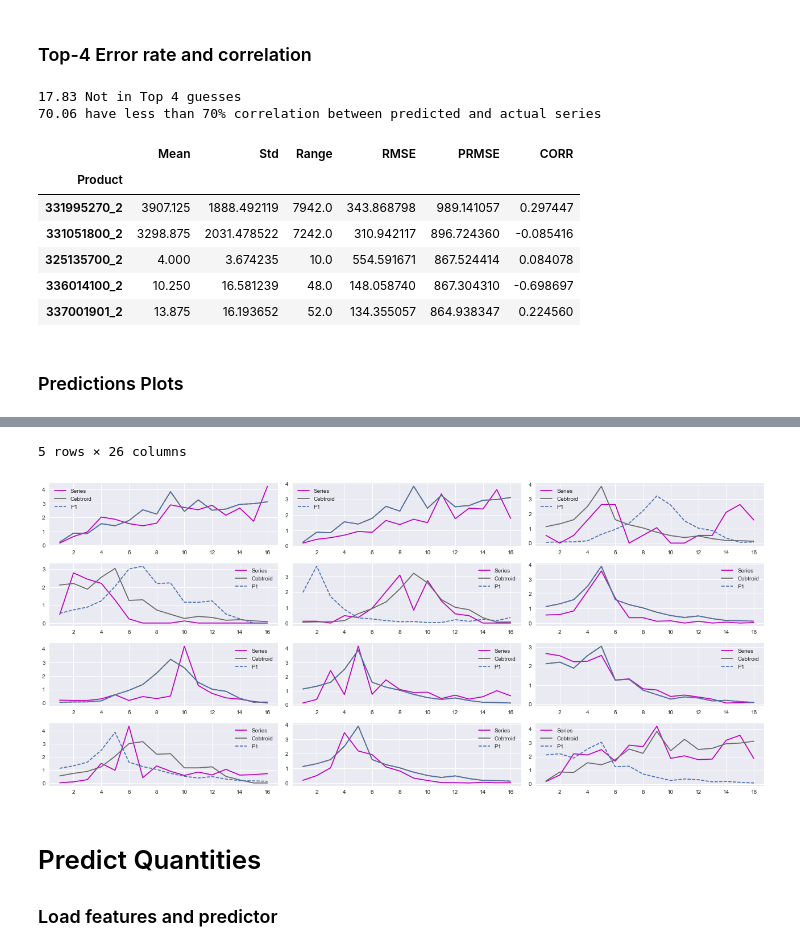
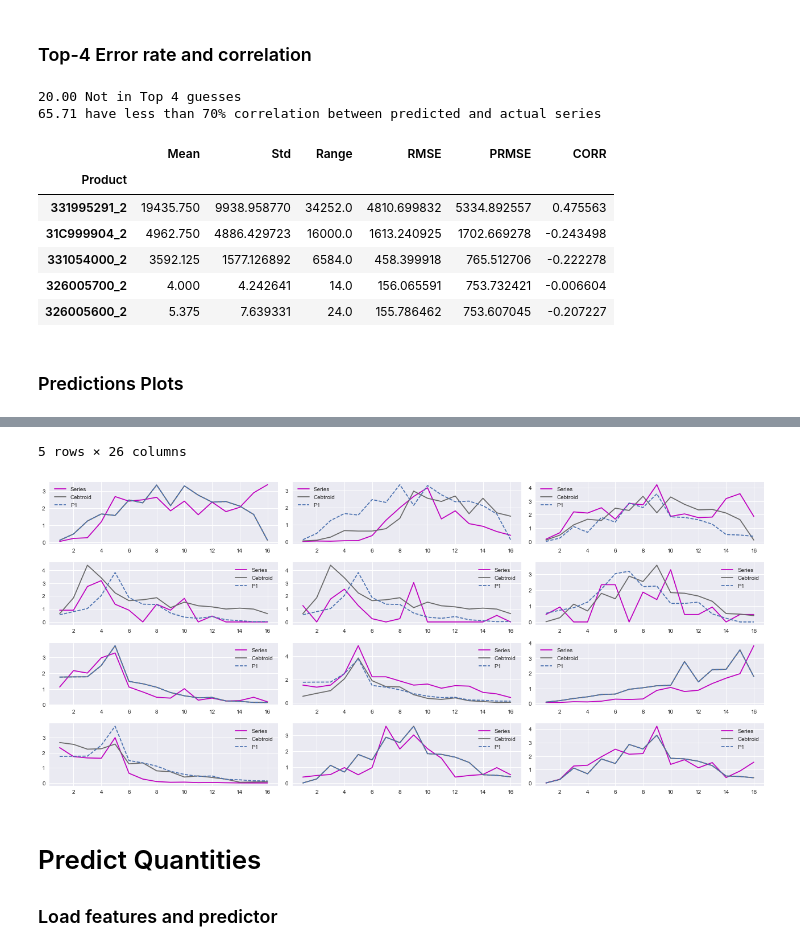
Before and after one commit to imad24/pc_clustering, a Jupyter notebook: notebooks/Cerf7/0.6-imad-predict-NPI-quantities.ipynb, the cells around one changed output, grey strips where cells are left out. Cells and saved outputs as stored; diff of their text form; code cells hidden in the pictures.

Commit message:
code refactor (single file)
refactor code to work with single file then split to seasons

```diff
--- a/notebooks/Cerf7/0.6-imad-predict-NPI-quantities.ipynb
+++ b/notebooks/Cerf7/0.6-imad-predict-NPI-quantities.ipynb
@@ -14,10 +14,6 @@ src_dir = os.path.join(os.getcwd(), os.pardir,os.pardir, 'src')
 if src_dir not in sys.path: sys.path.append(src_dir)
 
 
-from data import preprocessing as prp
-%aimport data.preprocessing
-
-
 import pandas as pd
 import math
 import numpy as np
@@ -29,16 +25,18 @@ import matplotlib.pyplot as plt
 import copy as cp
 
 import seaborn as sns
+sns.set()
 
 import statsmodels.api as sm
 from scipy.stats import chisquare
 
 from sklearn.metrics import classification_report, confusion_matrix,mean_squared_error as MSE
 from sklearn.metrics import precision_recall_fscore_support as report
+from sklearn.preprocessing import StandardScaler
 
 import helpers as hlp
 %aimport helpers
-from data import preprocessing as prp
+from data.preprocessing import load_file,save_file,filter_by_season
 %aimport data.preprocessing
 
 pd.options.display.max_rows = 10
@@ -57,6 +55,8 @@ processed_path = os.path.join(root_dir,"data\\processed\\",subfolder)
 
 reports_path = os.path.join(root_dir,"reports\\",subfolder)
 models_path = os.path.join(root_dir,"models\\",subfolder)
+
+row_headers=["Product"]
 # %% [output]
 The autoreload extension is already loaded. To reload it, use:
   %reload_ext autoreload
@@ -69,19 +69,21 @@ Data set succefully made !
 encoders saved
 # %%
 s = "Autumn"
-v = 1
-file_name = "7C_euc_p2_clustering_clean_week_%s_v%d.csv"%(s,v)
-# file_name = "7C_p2_clusters_%s_v%d.csv"%(s,v)
+v = 2
+clustering_model = "nb_p2_clusters_%s"%(s)
 
-#Series files
-raw_df = prp.load_file("product_sales_raw", type_= "I",version=None).set_index("Product").astype(np.float64)
-raw_df.columns = range(1,len(raw_df.columns)+1)
+#Load files
+raw_df = load_file("p2_raw").set_index(row_headers)
+series_df =load_file("p2_series",type_="P",version = 1).set_index(row_headers)
+clean_df = load_file("p2_clean",type_="P",version = 1).set_index(row_headers)
 
-clean_df = prp.load_file("p2_clean_%s"%s, type_= "I",version=1).set_index("Product").astype(np.float64)
-zclean_df = prp.load_file("p2_z_clean_%s"%s, type_= "P",version=1).set_index("Product").astype(np.float64)
+#Filter and normalize
+sclean_df = filter_by_season(clean_df,s)
+z_data = StandardScaler(with_mean=True, with_std=True).fit_transform(sclean_df.T).T
+zclean_df = pd.DataFrame(z_data,index=sclean_df.index,columns = sclean_df.columns)
 
 #clustering result
-prd_cluster_df = pd.read_csv(models_path+file_name, sep=';', encoding='utf-8').set_index('Product')
+prd_cluster_df = load_file(clustering_model,index=row_headers,type_="M",version = 2)
 
 #cleaned features
 features_df = prp.load_file('clf_features',type_="P",index = "Product")
@@ -175,18 +177,16 @@ X.head(3)
 from sklearn.metrics import accuracy_score
 from sklearn.model_selection import cross_val_score
 
-# classifier = RandomForestClassifier(n_estimators=80,max_depth=7,min_samples_split=2, min_samples_leaf=1, criterion='gini', bootstrap=True)
+classifier = RandomForestClassifier(n_estimators=80,max_depth=18,min_samples_split=2, min_samples_leaf=1, criterion='gini', bootstrap=True)
 
-classifier = SVC(C=2000,kernel = 'poly',degree = 2,decision_function_shape='ovr')
+# scores = cross_val_score(classifier, X, y, cv=2, scoring='f1_macro')
+# print(scores,scores.mean())
 
 X_train, X_test, y_train, y_test = train_test_split(X, y, test_size=0.2)
-
-
 classifier.fit(X_train, y_train)
 y_pred = classifier.predict(X_test)
-# y_pred_proba = classifier.predict_proba(X_test)
+y_pred_proba = classifier.predict_proba(X_test)
 yt_pred = classifier.predict(X_train)
-
 
 print("Train")
 print(classification_report(y_train,yt_pred,labels=np.unique(y_test) )[-54*1:])
@@ -335,15 +335,15 @@ print("%.2f have less than 70%% correlation between predicted and actual series"
 
 results[results.PRMSE != results.RMSE].nlargest(210,"PRMSE").head(5)
 # %% [output]
-17.83 Not in Top 4 guesses
-70.06 have less than 70% correlation between predicted and actual series
+20.00 Not in Top 4 guesses
+65.71 have less than 70% correlation between predicted and actual series
 |  | Mean | Std | Range | RMSE | PRMSE | CORR |
 | Product |  |  |  |  |  |  |
-| 331995270_2 | 3907.125 | 1888.492119 | 7942.0 | 343.868798 | 989.141057 | 0.297447 |
-| 331051800_2 | 3298.875 | 2031.478522 | 7242.0 | 310.942117 | 896.724360 | -0.085416 |
-| 325135700_2 | 4.000 | 3.674235 | 10.0 | 554.591671 | 867.524414 | 0.084078 |
-| 336014100_2 | 10.250 | 16.581239 | 48.0 | 148.058740 | 867.304310 | -0.698697 |
-| 337001901_2 | 13.875 | 16.193652 | 52.0 | 134.355057 | 864.938347 | 0.224560 |
+| 331995291_2 | 19435.750 | 9938.958770 | 34252.0 | 4810.699832 | 5334.892557 | 0.475563 |
+| 31C999904_2 | 4962.750 | 4886.429723 | 16000.0 | 1613.240925 | 1702.669278 | -0.243498 |
+| 331054000_2 | 3592.125 | 1577.126892 | 6584.0 | 458.399918 | 765.512706 | -0.222278 |
+| 326005700_2 | 4.000 | 4.242641 | 14.0 | 156.065591 | 753.732421 | -0.006604 |
+| 326005600_2 | 5.375 | 7.639331 | 24.0 | 155.786462 | 753.607045 | -0.207227 |
 # %% [markdown]
 ### Predictions Plots
 # %%
@@ -357,7 +357,7 @@ display(disp.head())
 
 
 
-plt.figure(figsize=(18,8))
+plt.figure(figsize=(18,2 * 4))
 i=1;
 for index,values in disp.iterrows():
     guess1 = values["PR1"]
@@ -403,5 +403,5 @@ plt.show()
 5 rows × 26 columns
-[figure, old version]
+[figure, new version]
 # %% [markdown]
 # Predict Quantities
 ### Load features and predictor
```
Also changed, not shown: parts of 10 cells of this notebook, 45 other files.
